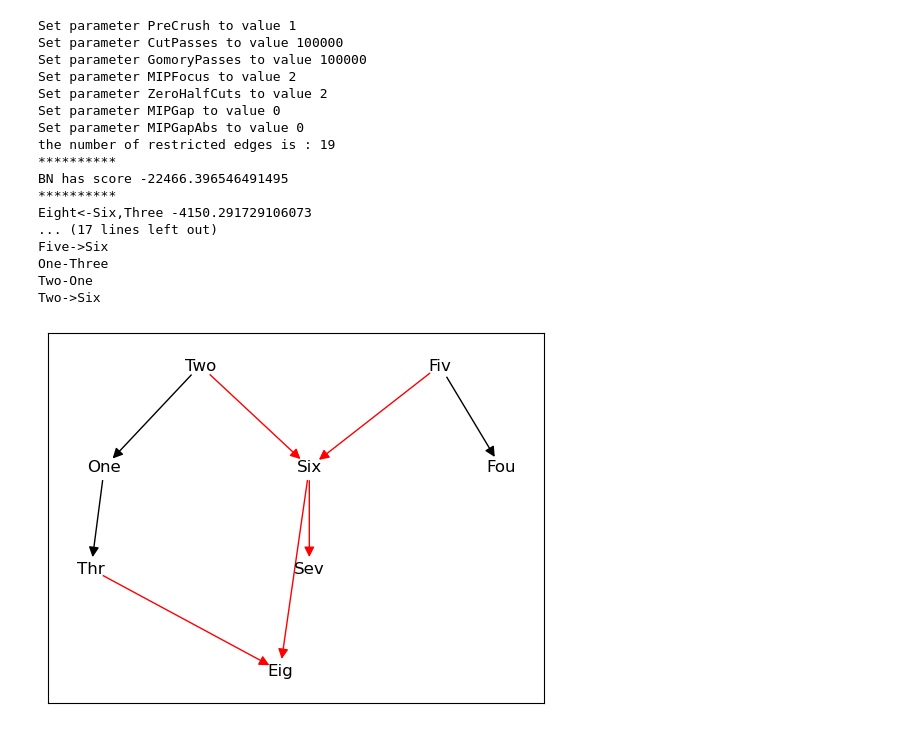
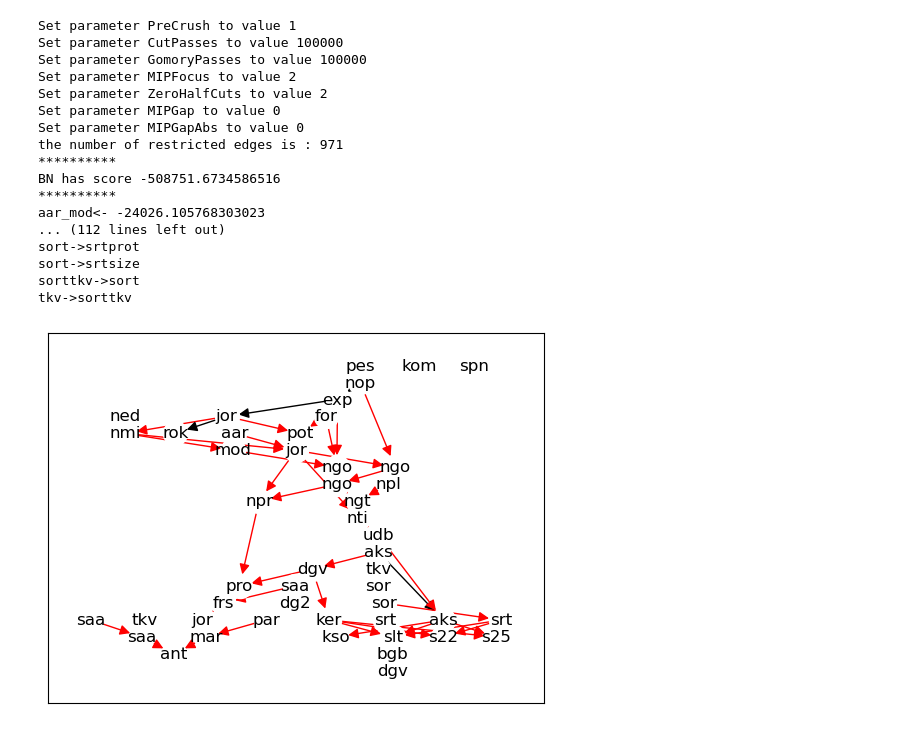
Before and after one commit to Elicit3495/ML_FYP, a Jupyter notebook: PC_SL.ipynb, the cells around one changed output. Drawn from its saved outputs; the diff is of its cells as text; code cells hidden in the pictures.

```diff
--- a/PC_SL.ipynb
+++ b/PC_SL.ipynb
@@ -18,37 +18,42 @@ df_pathfinder = csv_format_discrete(r"C:\Users\User\Documents\GitHub\ML_FYP\data
 df_munin2 = csv_format_discrete(r"C:\Users\User\Documents\GitHub\ML_FYP\dataset\munin2.dat")
 # %%
 %%time
+'''
+hybrid algorithm
+'''
+
 toc = time.time()
 '''
 restrict phase
 '''
 j_0 = Gobnilp()
-k = PC_SL(df_asia, 1, 0.05)
+k = PC_SL(df_barley, 1, 0.01)
 for i in k:
     j_0.add_forbidden_adjacency((i[0], i[1]))
 '''
 score phase
 '''
 #score phase##
-j_0.learn(r'C:\Users\User\Documents\GitHub\ML_FYP\dataset\asia_10000.dat')
+j_0.learn(r'C:\Users\User\Documents\GitHub\ML_FYP\dataset\barley.dat')
 tic = time.time()
 print('the time taken to learn the network is:', tic - toc, 'seconds')
+print('the F-score is', F_score(j_0))
 # %% [output]
 Set parameter PreCrush to value 1
 Set parameter CutPasses to value 100000
 Set parameter GomoryPasses to value 100000
 Set parameter MIPFocus to value 2
 Set parameter ZeroHalfCuts to value 2
 Set parameter MIPGap to value 0
 Set parameter MIPGapAbs to value 0
-the number of restricted edges is : 19
+the number of restricted edges is : 971
 **********
-BN has score -22466.396546491495
+BN has score -508751.6734586516
 **********
-Eight<-Six,Three -4150.291729106073
-... (17 lines left out)
-Five->Six
-One-Three
-Two-One
-Two->Six
+aar_mod<- -24026.105768303023
+... (112 lines left out)
+sort->srtprot
+sort->srtsize
+sorttkv->sort
+tkv->sorttkv
-[figure, old version]
+[figure, new version]
```
Also changed, not shown: parts of 14 cells of this notebook, 14 other files.
